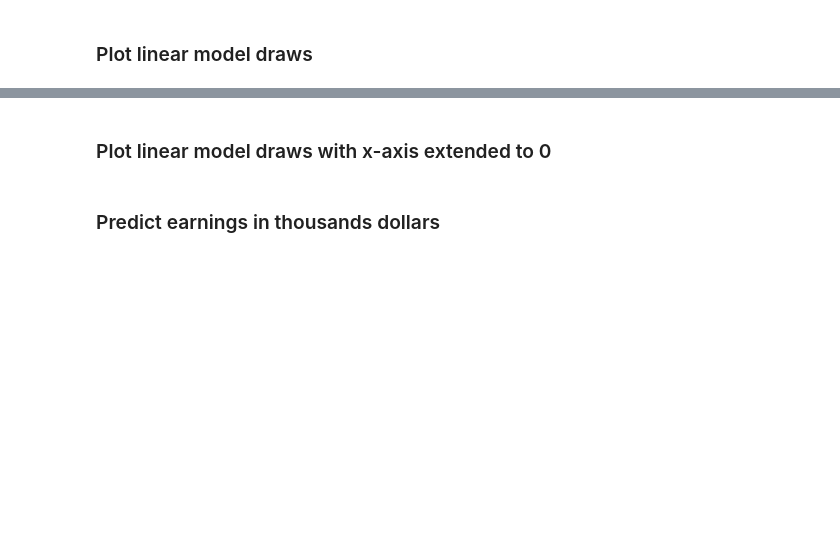
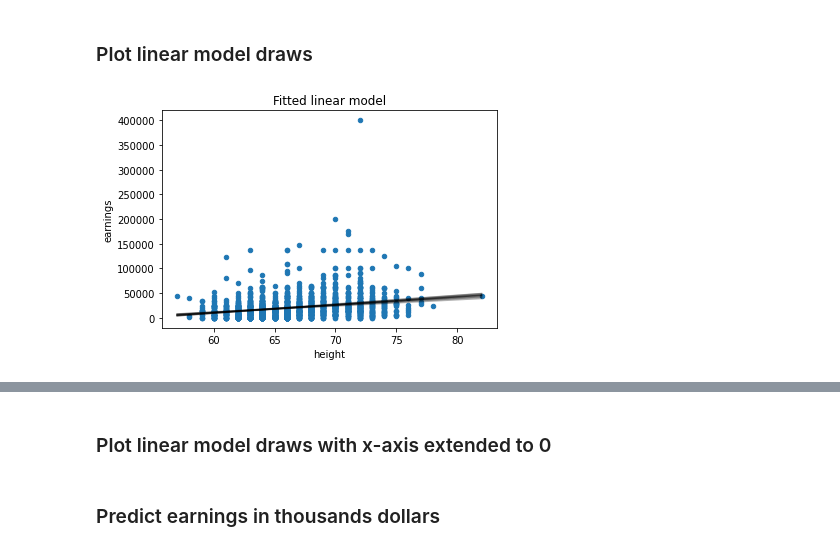
Before and after one commit to bambinos/educational-resources, a Jupyter notebook: ROS/Earnings/earnings_regression.ipynb, the cells around one changed output, grey strips where cells are left out. Drawn from its saved outputs; the diff is of its cells as text; code cells hidden in the pictures; blank space fills up the shorter version.

Commit message:
Update earnings with chapter 12

```diff
--- a/ROS/Earnings/earnings_regression.ipynb
+++ b/ROS/Earnings/earnings_regression.ipynb
@@ -68,0 +63,29 @@ coefs
+# %%
+fig, ax = plt.subplots()
+
+# Generate x range
+height_domain = np.linspace(earnings["height"].min(), earnings["height"].max(), 100)
+
+# Take 10 sample from posterior
+num_samples = 10
+chain_sample = fit_0.posterior.chain.to_series().sample(num_samples, replace=True)
+draw_sample = fit_0.posterior.draw.to_series().sample(num_samples, replace=True)
+
+for chain, draw in zip(chain_sample, draw_sample):
+    a_hat = fit_0.posterior[{"draw":draw, "chain":chain}]["Intercept"].values
+    b_hat = fit_0.posterior[{"draw":draw, "chain":chain}]["height"].values
+
+
+    #breakpoint()
+    # Plot Line
+    ax.plot(height_domain, a_hat+b_hat*height_domain, c="black", alpha=.3)
+
+# Add median line later
+
+# Add scatter plot
+earnings.plot(kind="scatter", x="height", y="earn", ax=ax)
+ax.set_xlabel("height")
+ax.set_ylabel("earnings")
+ax.set_title("Fitted linear model");
+# %% [output]
+[figure, added]
```
Also changed, not shown: parts of 5 cells of this notebook.
